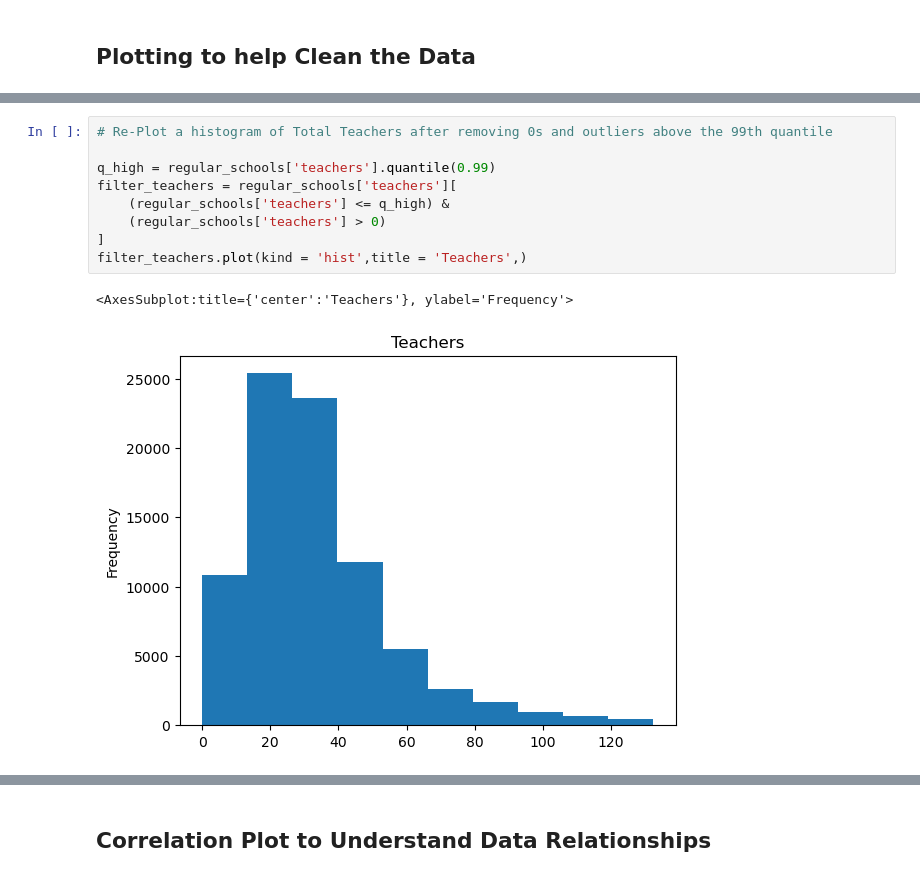
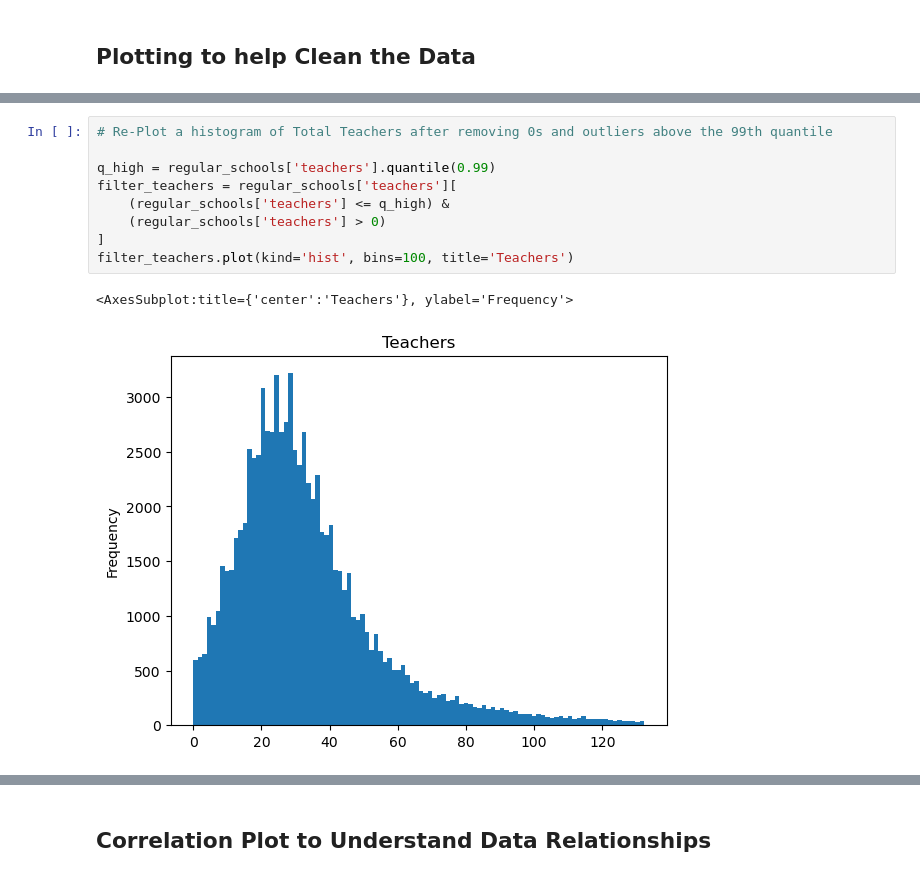
Before and after one commit to redtea3930/US_School_Analysis, a Jupyter notebook: public_school_analysis.ipynb, the cells around one changed output, grey strips where cells are left out. Drawn from its saved outputs; the diff is of its cells as text.

```diff
--- a/public_school_analysis.ipynb
+++ b/public_school_analysis.ipynb
@@ -261,13 +287,13 @@ filter_students.plot(kind = 'box',title = 'Total Students',)
 # %%
 # Re-Plot a histogram of Total Teachers after removing 0s and outliers above the 99th quantile
 
 q_high = regular_schools['teachers'].quantile(0.99)
 filter_teachers = regular_schools['teachers'][
     (regular_schools['teachers'] <= q_high) &
     (regular_schools['teachers'] > 0)
 ]
-filter_teachers.plot(kind = 'hist',title = 'Teachers',)
+filter_teachers.plot(kind='hist', bins=100, title='Teachers')
 # %% [output]
 <AxesSubplot:title={'center':'Teachers'}, ylabel='Frequency'>
-[figure, old version]
+[figure, new version]
 # %%
```
Also changed, not shown: parts of 40 cells of this notebook, 1 other file.
